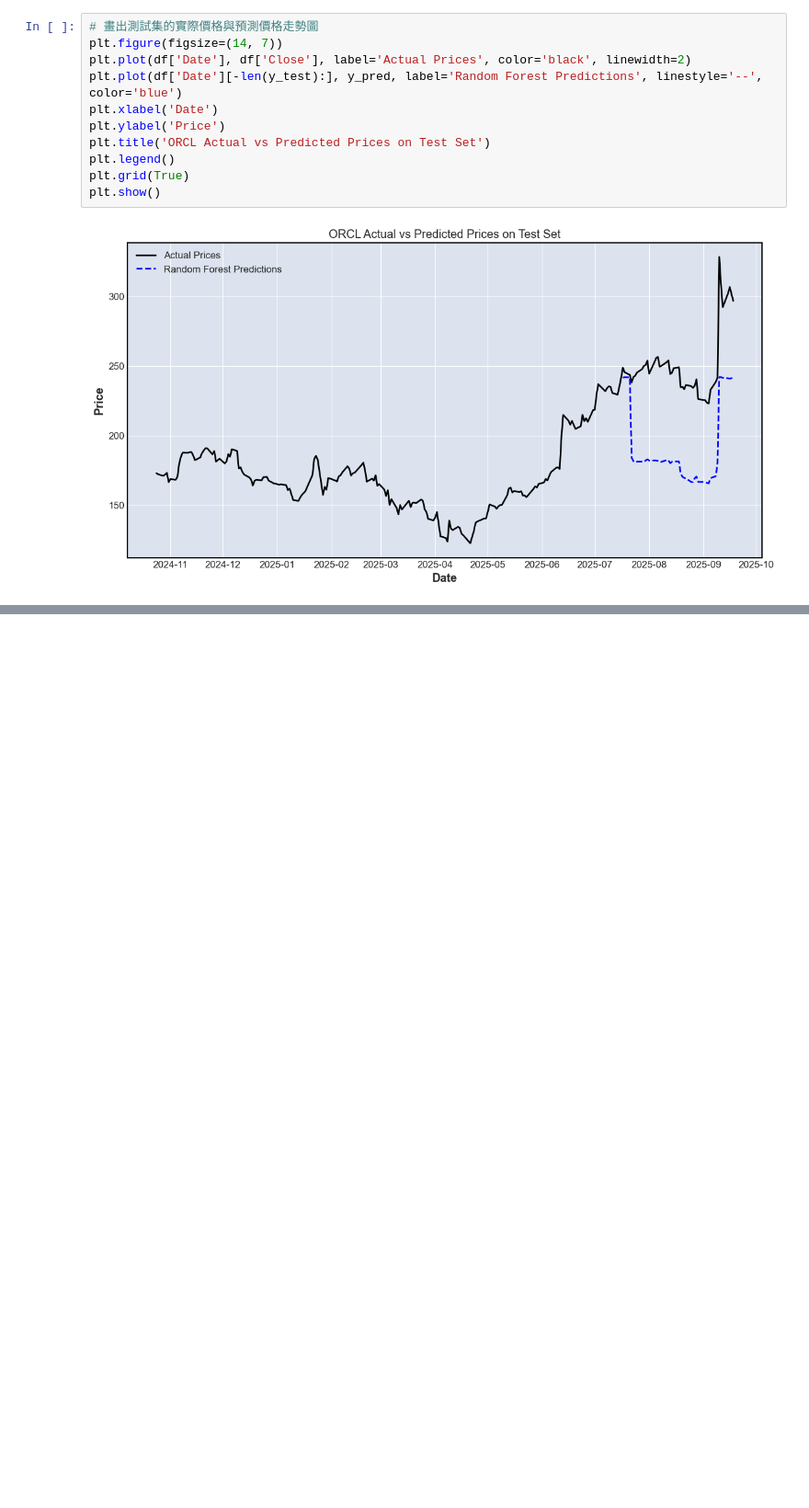
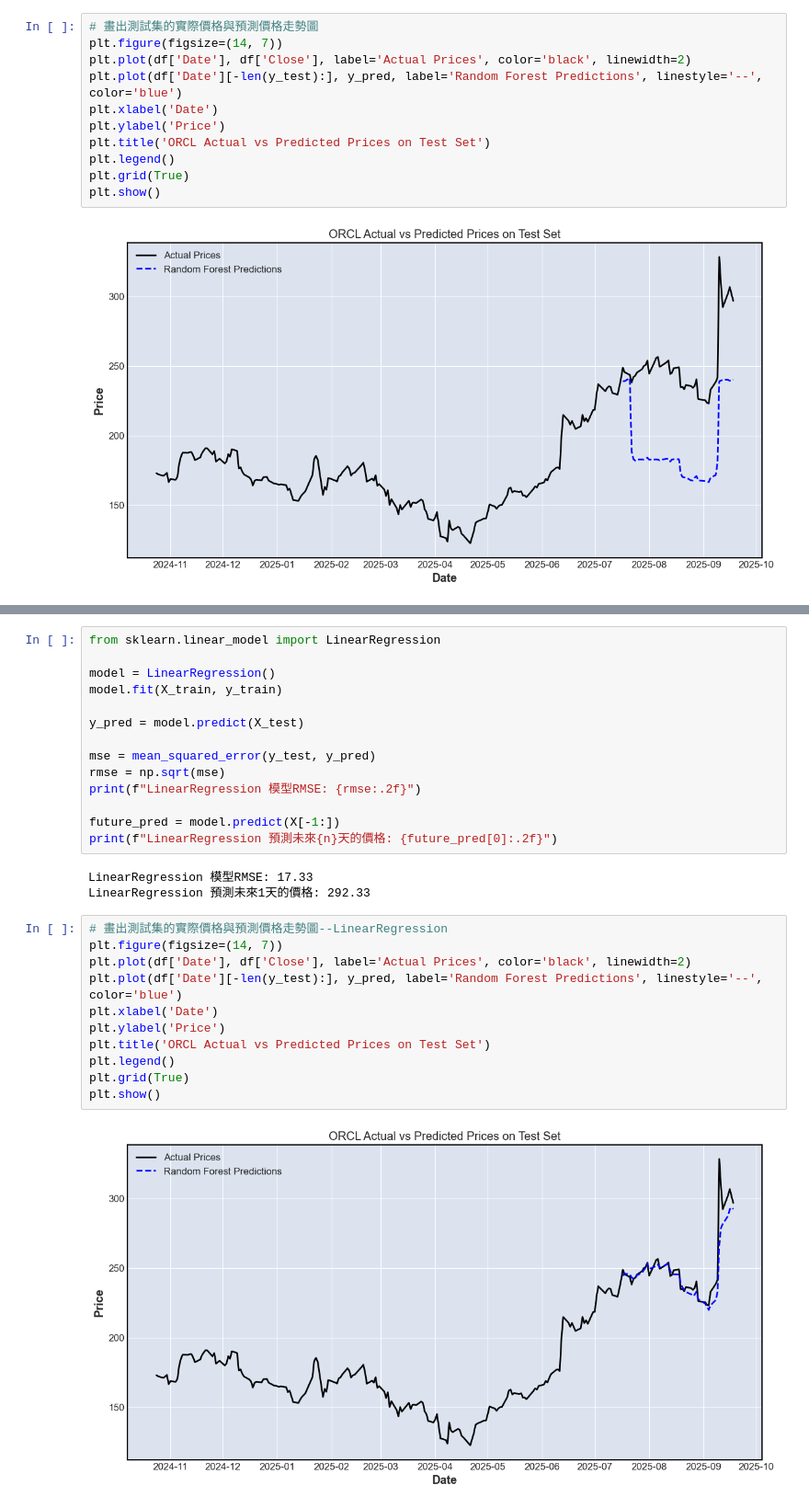
Before and after one commit to raymol308/---Oracle-, a Jupyter notebook: Oracle2.ipynb, the cells around one changed output, grey strips where cells are left out. Shown at 92% size. Drawn from its saved outputs; the diff is of its cells as text; blank space fills up the shorter version.

```diff
--- a/Oracle2.ipynb
+++ b/Oracle2.ipynb
@@ -450,0 +496,30 @@ plt.show()
+# %%
+from sklearn.linear_model import LinearRegression
+
+model = LinearRegression()
+model.fit(X_train, y_train)
+
+y_pred = model.predict(X_test)
+
+mse = mean_squared_error(y_test, y_pred)
+rmse = np.sqrt(mse)
+print(f"LinearRegression 模型RMSE: {rmse:.2f}")
+
+future_pred = model.predict(X[-1:])
+print(f"LinearRegression 預測未來{n}天的價格: {future_pred[0]:.2f}")
+# %% [output]
+LinearRegression 模型RMSE: 17.33
+LinearRegression 預測未來1天的價格: 292.33
+# %%
+# 畫出測試集的實際價格與預測價格走勢圖--LinearRegression
+plt.figure(figsize=(14, 7))
+plt.plot(df['Date'], df['Close'], label='Actual Prices', color='black', linewidth=2)
+plt.plot(df['Date'][-len(y_test):], y_pred, label='Random Forest Predictions', linestyle='--', color='blue')
+plt.xlabel('Date')
+plt.ylabel('Price')
+plt.title('ORCL Actual vs Predicted Prices on Test Set')
+plt.legend()
+plt.grid(True)
+plt.show()
+# %% [output]
+[figure, added]
```
Also changed, not shown: parts of 7 cells of this notebook.
